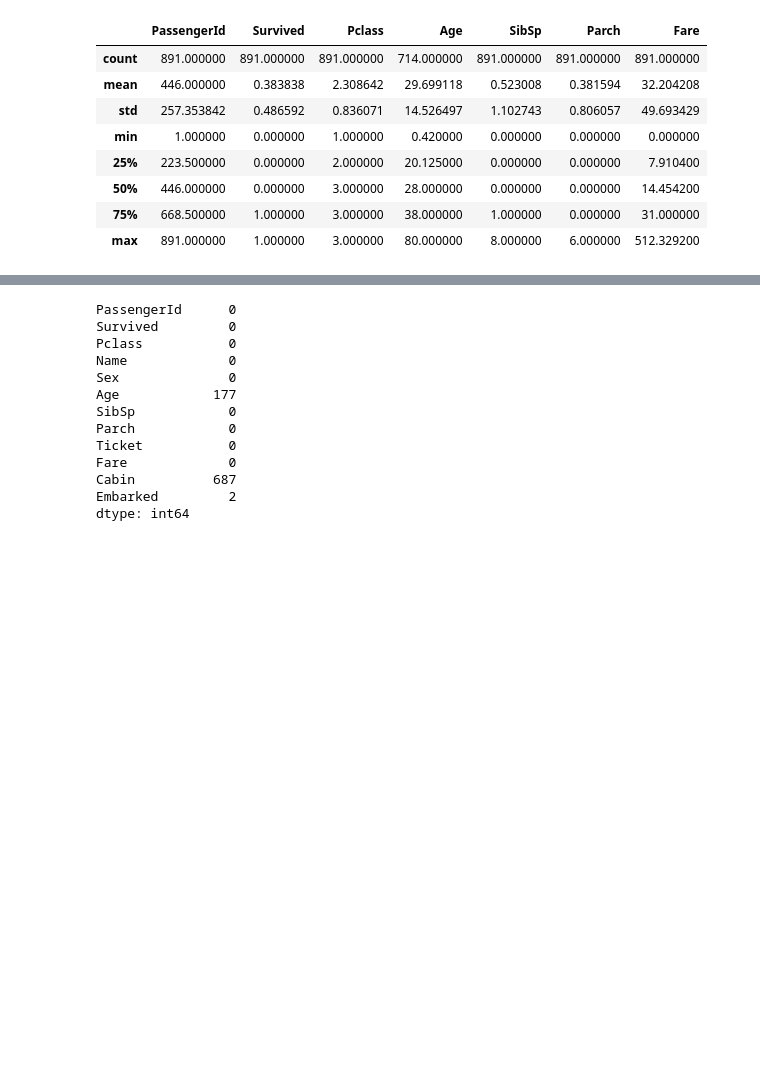
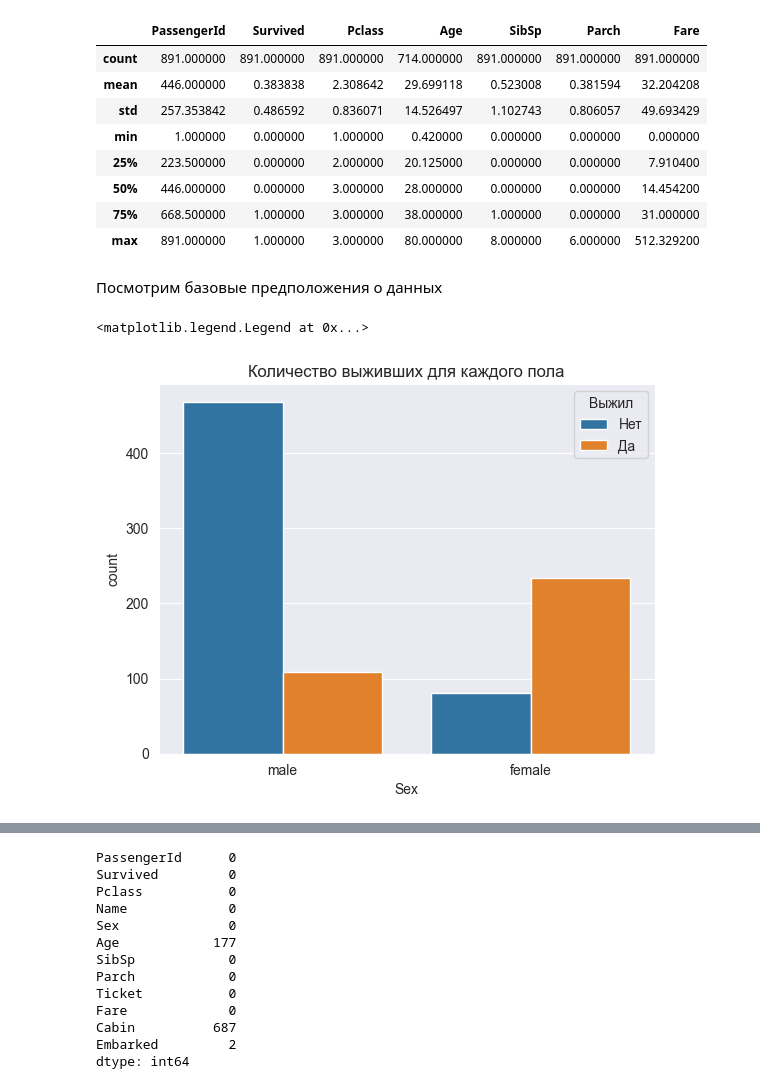
Before and after one commit to ekudrin/ml_examples, a Jupyter notebook: notebooks/titanic.ipynb, the cells around one changed output, grey strips where cells are left out. Cells and saved outputs as stored; diff of their text form; code cells hidden in the pictures; blank space fills up the shorter version.

```diff
--- a/notebooks/titanic.ipynb
+++ b/notebooks/titanic.ipynb
@@ -36,3 +39,13 @@ train.describe()
 | 50% | 446.000000 | 0.000000 | 3.000000 | 28.000000 | 0.000000 | 0.000000 | 14.454200 |
 | 75% | 668.500000 | 1.000000 | 3.000000 | 38.000000 | 1.000000 | 0.000000 | 31.000000 |
 | max | 891.000000 | 1.000000 | 3.000000 | 80.000000 | 8.000000 | 6.000000 | 512.329200 |
+# %% [markdown]
+Посмотрим базовые предположения о данных
+# %%
+#Имел ли пол пассажира значение?
+sns.countplot(data=train, x='Sex', hue='Survived')
+plt.title('Количество выживших для каждого пола')
+plt.legend(title="Выжил", labels=["Нет", "Да"])
+# %% [output]
+<matplotlib.legend.Legend at 0x...>
+[figure, added]
```
Also changed, not shown: parts of 37 cells of this notebook.
